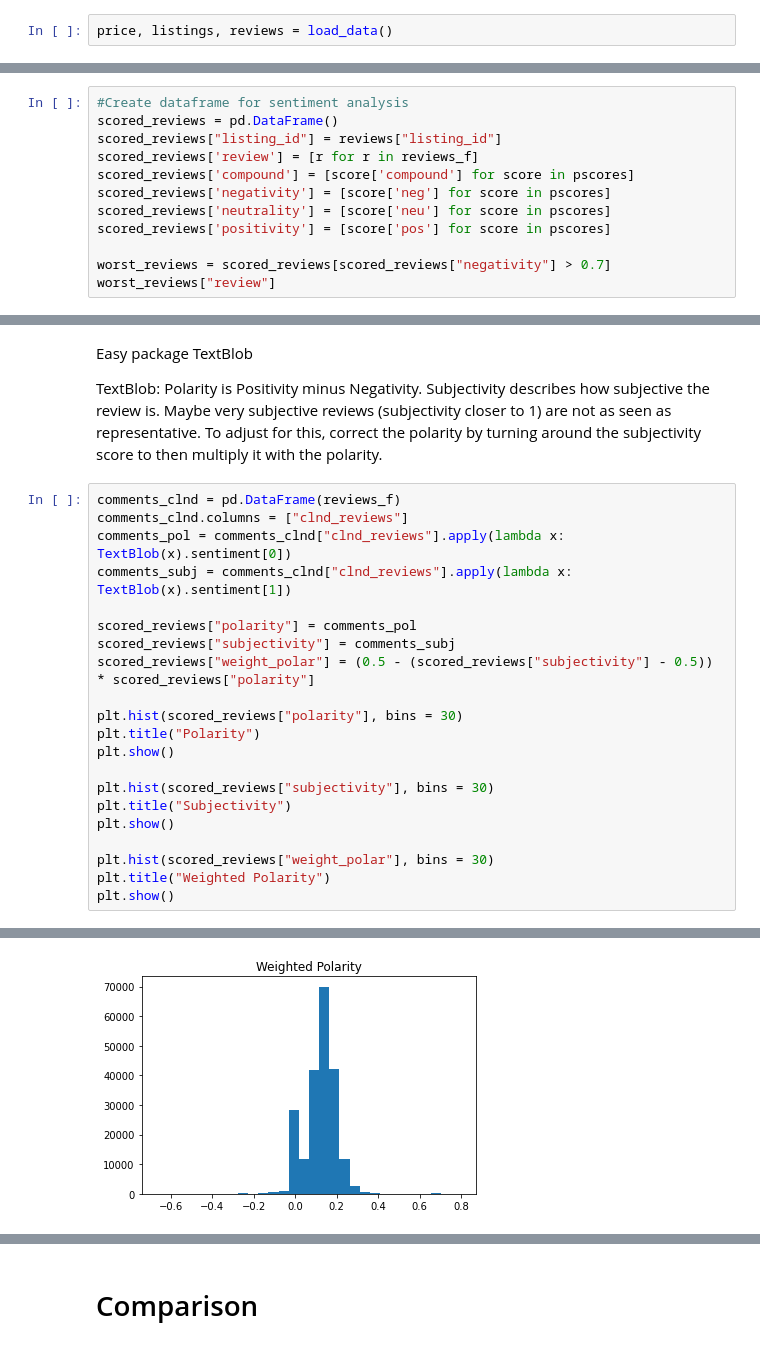
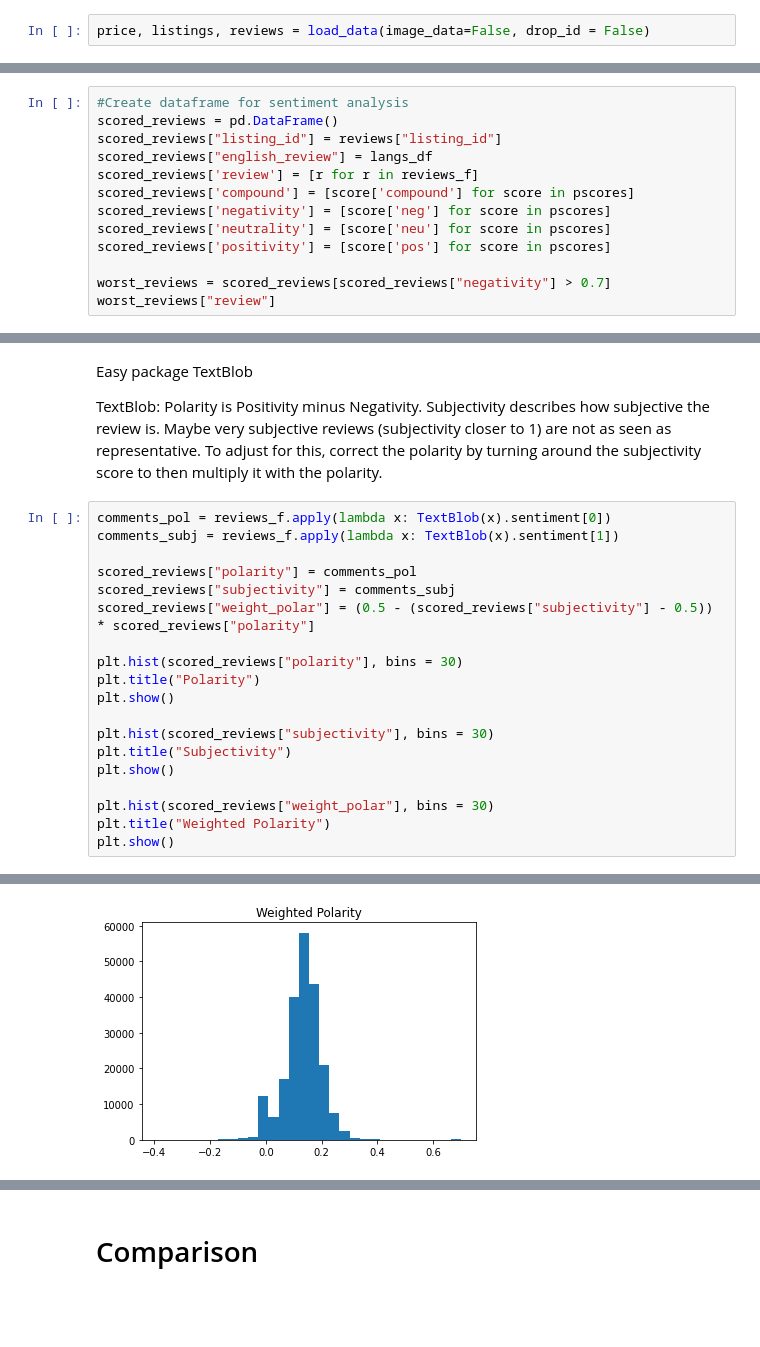
Before and after one commit to dmnk1308/DubAir, a Jupyter notebook: Sentiment Analysis.ipynb, the cells around one changed output, grey strips where cells are left out. Cells and saved outputs as stored; diff of their text form; blank space fills up the shorter version.

```diff
--- a/Sentiment Analysis.ipynb
+++ b/Sentiment Analysis.ipynb
@@ -23,7 +24,7 @@ from textblob import TextBlob
 # %% [markdown]
 Load and clean the reviews
 # %%
-price, listings, reviews = load_data()
+price, listings, reviews = load_data(image_data=False, drop_id = False)
 # %% [output]
 Data loaded.
 A value is trying to be set on a copy of a slice from a DataFrame
@@ -228,6 +303,7 @@ Create a useful dataframe
 #Create dataframe for sentiment analysis
 scored_reviews = pd.DataFrame()
 scored_reviews["listing_id"] = reviews["listing_id"]
+scored_reviews["english_review"] = langs_df
 scored_reviews['review'] = [r for r in reviews_f]
 scored_reviews['compound'] = [score['compound'] for score in pscores]
 scored_reviews['negativity'] = [score['neg'] for score in pscores]
@@ -253,10 +375,8 @@ Maybe very subjective reviews (subjectivity closer to 1) are not as seen as repr
 To adjust for this, correct the polarity by turning around the subjectivity score to then
 multiply it with the polarity.
 # %%
-comments_clnd = pd.DataFrame(reviews_f)
-comments_clnd.columns = ["clnd_reviews"]
-comments_pol = comments_clnd["clnd_reviews"].apply(lambda x: TextBlob(x).sentiment[0])
-comments_subj = comments_clnd["clnd_reviews"].apply(lambda x: TextBlob(x).sentiment[1])
+comments_pol = reviews_f.apply(lambda x: TextBlob(x).sentiment[0])
+comments_subj = reviews_f.apply(lambda x: TextBlob(x).sentiment[1])
 
 scored_reviews["polarity"] = comments_pol
 scored_reviews["subjectivity"] = comments_subj
@@ -279 +399 @@ plt.show()
-[figure, old version]
+[figure, new version]
```
Also changed, not shown: parts of 49 cells of this notebook, 11 other files.
